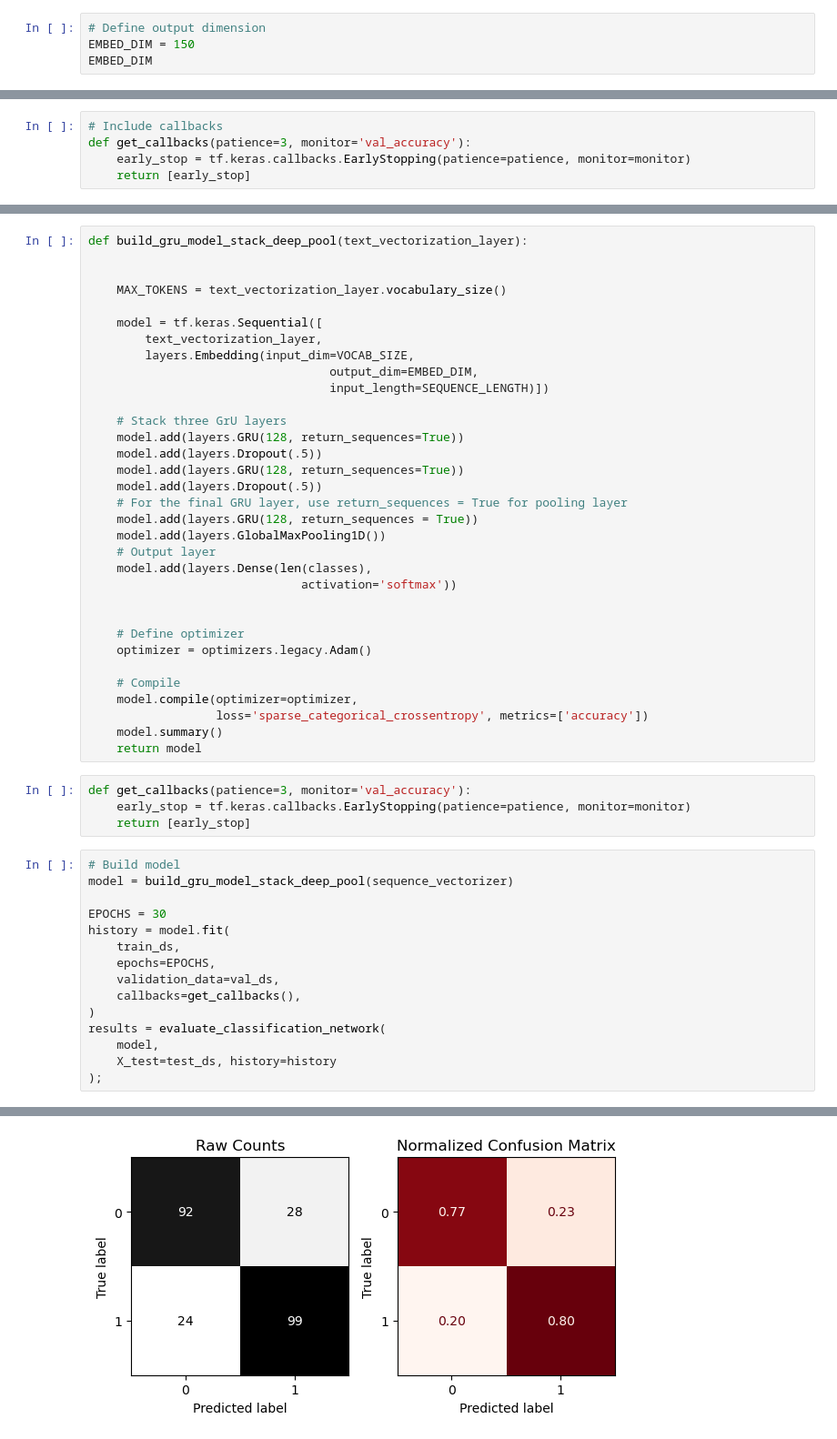
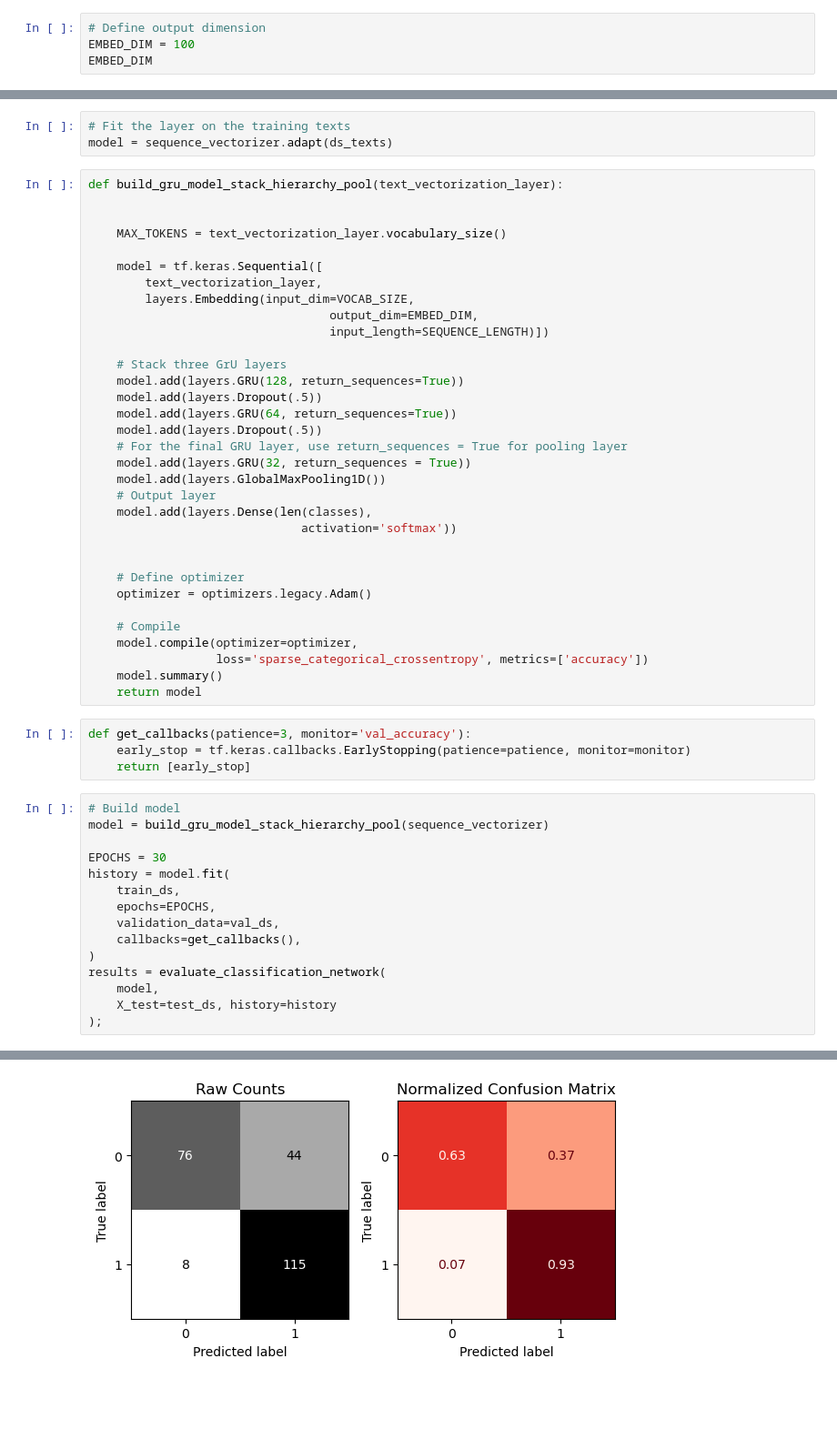
Before and after one commit to IndiaTJohnson/TMDB_Movie_Analysis, a Jupyter notebook: Part 6 - Review Classification.ipynb, the cells around one changed output, grey strips where cells are left out. Shown at 91% size. Saved outputs shown, nothing was run; the diff lists cells and outputs as text; blank space fills up the shorter version.

```diff
--- a/Part 6 - Review Classification.ipynb
+++ b/Part 6 - Review Classification.ipynb
@@ -534,6 +423,6 @@ VOCAB_SIZE
 25068
 # %%
 # Define output dimension
-EMBED_DIM = 150
+EMBED_DIM = 100
 EMBED_DIM
 # %% [output]
@@ -578,5 +440,0 @@ def build_lstm_model(text_vectorization_layer):
-# %%
-# Include callbacks
-def get_callbacks(patience=3, monitor='val_accuracy'):
-    early_stop = tf.keras.callbacks.EarlyStopping(patience=patience, monitor=monitor)
-    return [early_stop]
@@ -656,5 +441,8 @@ weighted avg       0.52      0.51      0.49       243
+# %%
+# Fit the layer on the training texts
+model = sequence_vectorizer.adapt(ds_texts)
 # %%
-def build_gru_model_stack_deep_pool(text_vectorization_layer):
+def build_gru_model_stack_hierarchy_pool(text_vectorization_layer):
 
 
     MAX_TOKENS = text_vectorization_layer.vocabulary_size()
@@ -668,10 +456,10 @@ def build_gru_model_stack_deep_pool(text_vectorization_layer):
     # Stack three GrU layers
     model.add(layers.GRU(128, return_sequences=True))
     model.add(layers.Dropout(.5))
-    model.add(layers.GRU(128, return_sequences=True))
+    model.add(layers.GRU(64, return_sequences=True))
     model.add(layers.Dropout(.5))
     # For the final GRU layer, use return_sequences = True for pooling layer
-    model.add(layers.GRU(128, return_sequences = True))
+    model.add(layers.GRU(32, return_sequences = True))
     model.add(layers.GlobalMaxPooling1D())
     # Output layer
     model.add(layers.Dense(len(classes),
@@ -692,7 +480,7 @@ def get_callbacks(patience=3, monitor='val_accuracy'):
     return [early_stop]
 # %%
 # Build model
-model = build_gru_model_stack_deep_pool(sequence_vectorizer)
+model = build_gru_model_stack_hierarchy_pool(sequence_vectorizer)
 
 EPOCHS = 30
 history = model.fit(
@@ -741,2 +529,2 @@ weighted avg       0.79      0.79      0.79       243
-[figure, old version]
+[figure, new version]
 - Evaluating Test Data:
```
Also changed, not shown: parts of 49 cells of this notebook, 3 other files.
